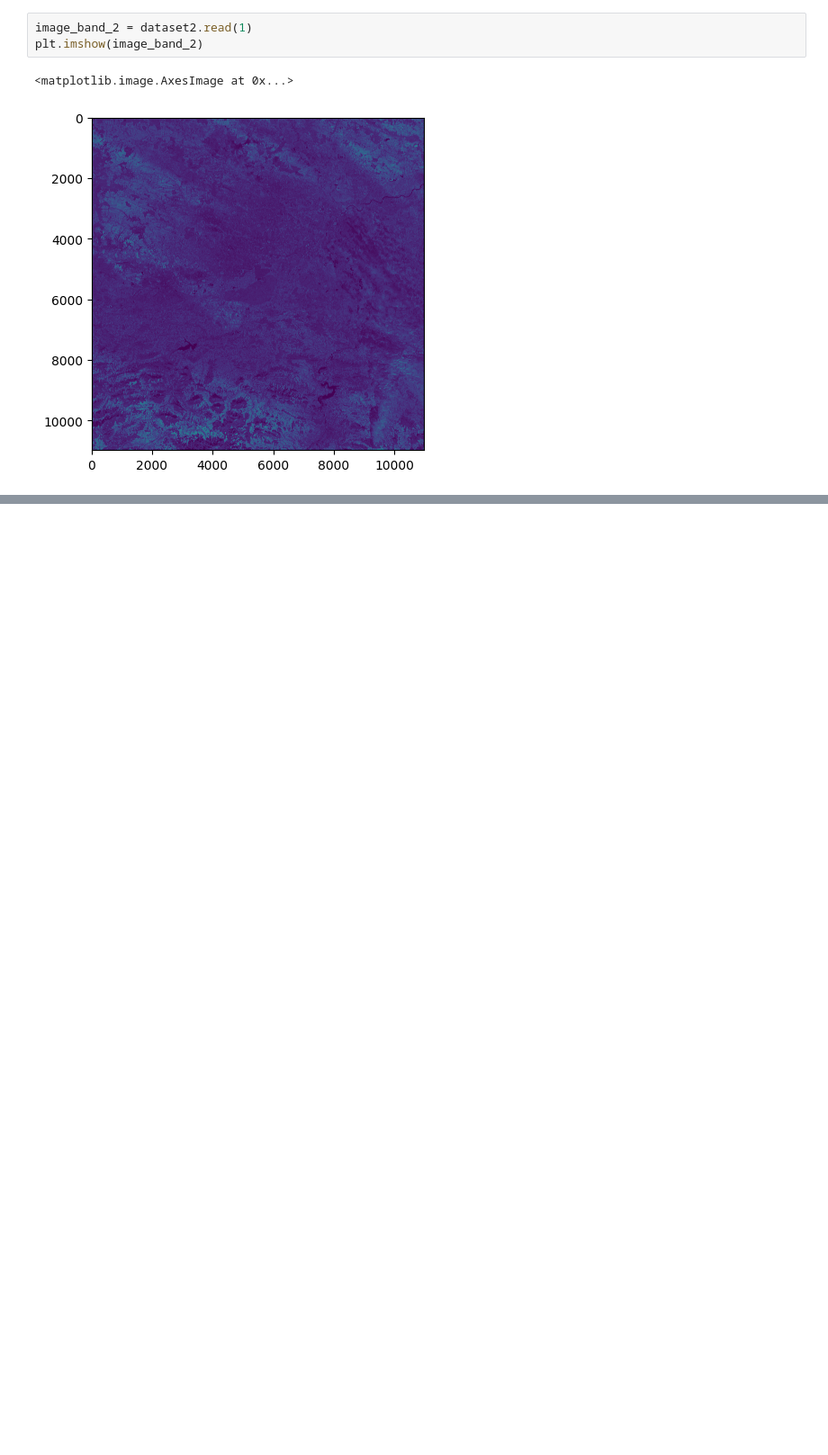
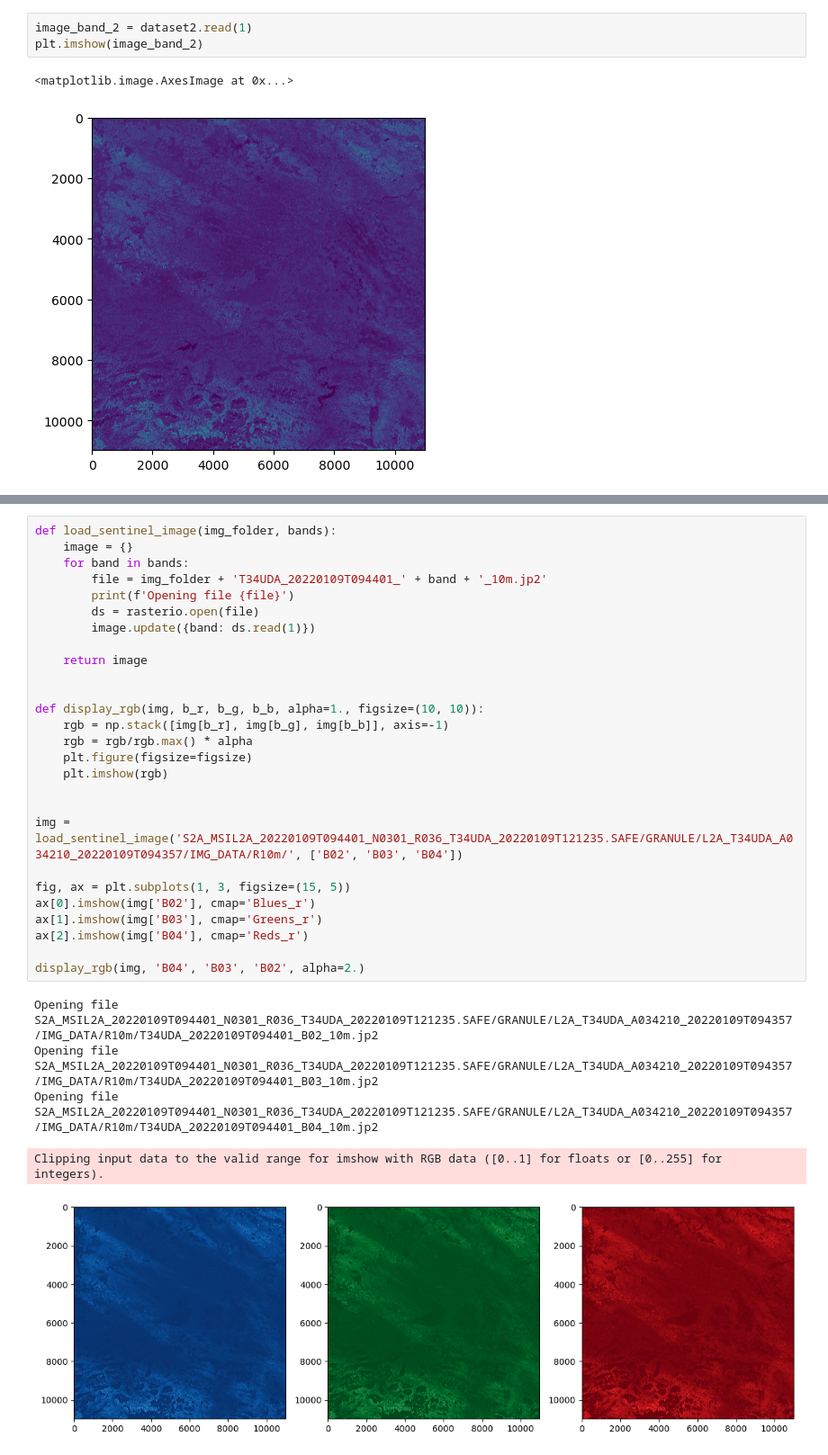
Before and after one commit to rafalgrm/senti-water, a Jupyter notebook: download_bbox.ipynb, the cells around one changed output, grey strips where cells are left out. Shown at 90% size. Saved outputs shown, nothing was run; the diff lists cells and outputs as text; blank space fills up the shorter version.

```diff
--- a/download_bbox.ipynb
+++ b/download_bbox.ipynb
@@ -71,0 +89,33 @@ plt.imshow(image_ndwi.astype('uint16'))
+# %%
+def load_sentinel_image(img_folder, bands):
+    image = {}
+    for band in bands:
+        file = img_folder + 'T34UDA_20220109T094401_' + band + '_10m.jp2'
+        print(f'Opening file {file}')
+        ds = rasterio.open(file)
+        image.update({band: ds.read(1)})
+
+    return image
+
+
+def display_rgb(img, b_r, b_g, b_b, alpha=1., figsize=(10, 10)):
+    rgb = np.stack([img[b_r], img[b_g], img[b_b]], axis=-1)
+    rgb = rgb/rgb.max() * alpha
+    plt.figure(figsize=figsize)
+    plt.imshow(rgb)
+
+
+img = load_sentinel_image('S2A_MSIL2A_20220109T094401_N0301_R036_T34UDA_20220109T121235.SAFE/GRANULE/L2A_T34UDA_A034210_20220109T094357/IMG_DATA/R10m/', ['B02', 'B03', 'B04'])
+
+fig, ax = plt.subplots(1, 3, figsize=(15, 5))
+ax[0].imshow(img['B02'], cmap='Blues_r')
+ax[1].imshow(img['B03'], cmap='Greens_r')
+ax[2].imshow(img['B04'], cmap='Reds_r')
+
+display_rgb(img, 'B04', 'B03', 'B02', alpha=2.)
+# %% [output]
+Opening file S2A_MSIL2A_20220109T094401_N0301_R036_T34UDA_20220109T121235.SAFE/GRANULE/L2A_T34UDA_A034210_20220109T094357/IMG_DATA/R10m/T34UDA_20220109T094401_B02_10m.jp2
+Opening file S2A_MSIL2A_20220109T094401_N0301_R036_T34UDA_20220109T121235.SAFE/GRANULE/L2A_T34UDA_A034210_20220109T094357/IMG_DATA/R10m/T34UDA_20220109T094401_B03_10m.jp2
+Opening file S2A_MSIL2A_20220109T094401_N0301_R036_T34UDA_20220109T121235.SAFE/GRANULE/L2A_T34UDA_A034210_20220109T094357/IMG_DATA/R10m/T34UDA_20220109T094401_B04_10m.jp2
+Clipping input data to the valid range for imshow with RGB data ([0..1] for floats or [0..255] for integers).
+[figure, added]
```
Also changed, not shown: parts of 7 cells of this notebook, 2 other files.
